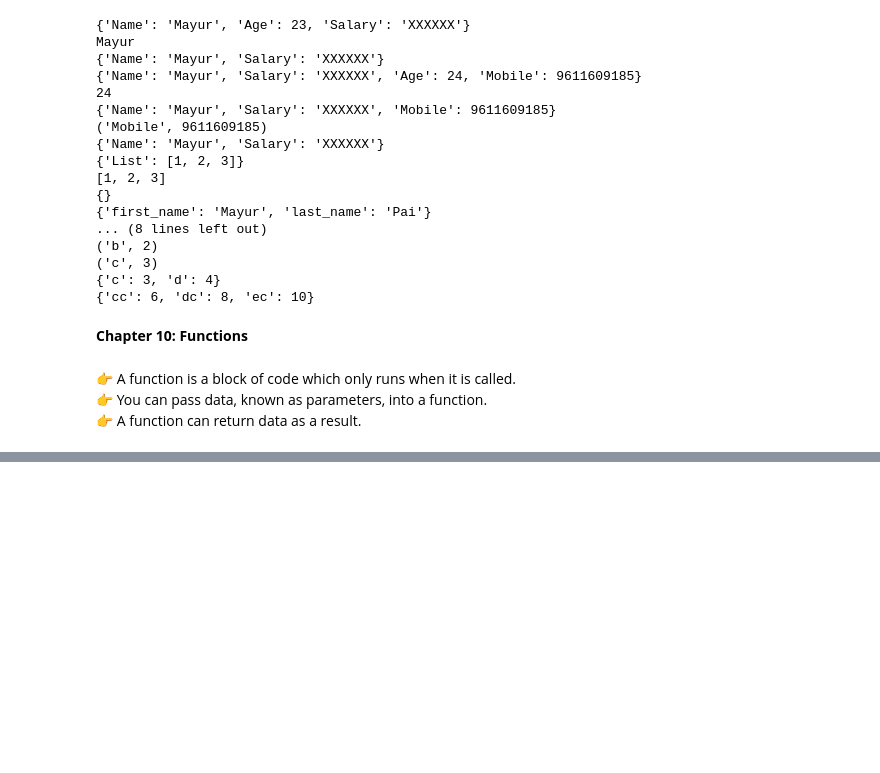
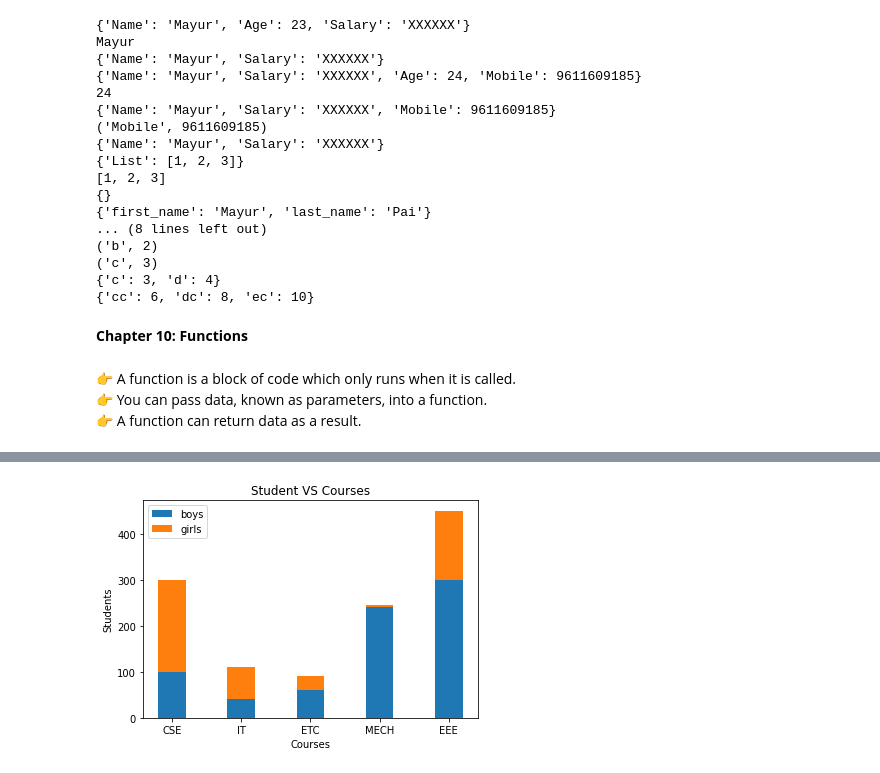
Before and after one commit to mayurpai/Gx, a Jupyter notebook: Python-Restart/Python.ipynb, the cells around one changed output, grey strips where cells are left out. Saved outputs shown, nothing was run; the diff lists cells and outputs as text; code cells hidden in the pictures; blank space fills up the shorter version.

```diff
--- a/Python-Restart/Python.ipynb
+++ b/Python-Restart/Python.ipynb
@@ -963,0 +1747,17 @@ M
+# %%
+import matplotlib.pyplot as plt
+w = 0.4
+x = ["CSE", "IT", "ETC", "MECH", "EEE"]
+boys = [100, 40, 60, 240, 300]
+girls = [200, 70, 30, 5, 150]
+
+plt.bar(x, boys, w, label="boys")
+plt.bar(x, girls, w, bottom=boys, label="girls")
+
+plt.xlabel("Courses")
+plt.ylabel("Students")
+plt.title("Student VS Courses")
+plt.legend()
+plt.show()
+# %% [output]
+[figure, added]
```
Also changed, not shown: parts of 57 cells of this notebook.
